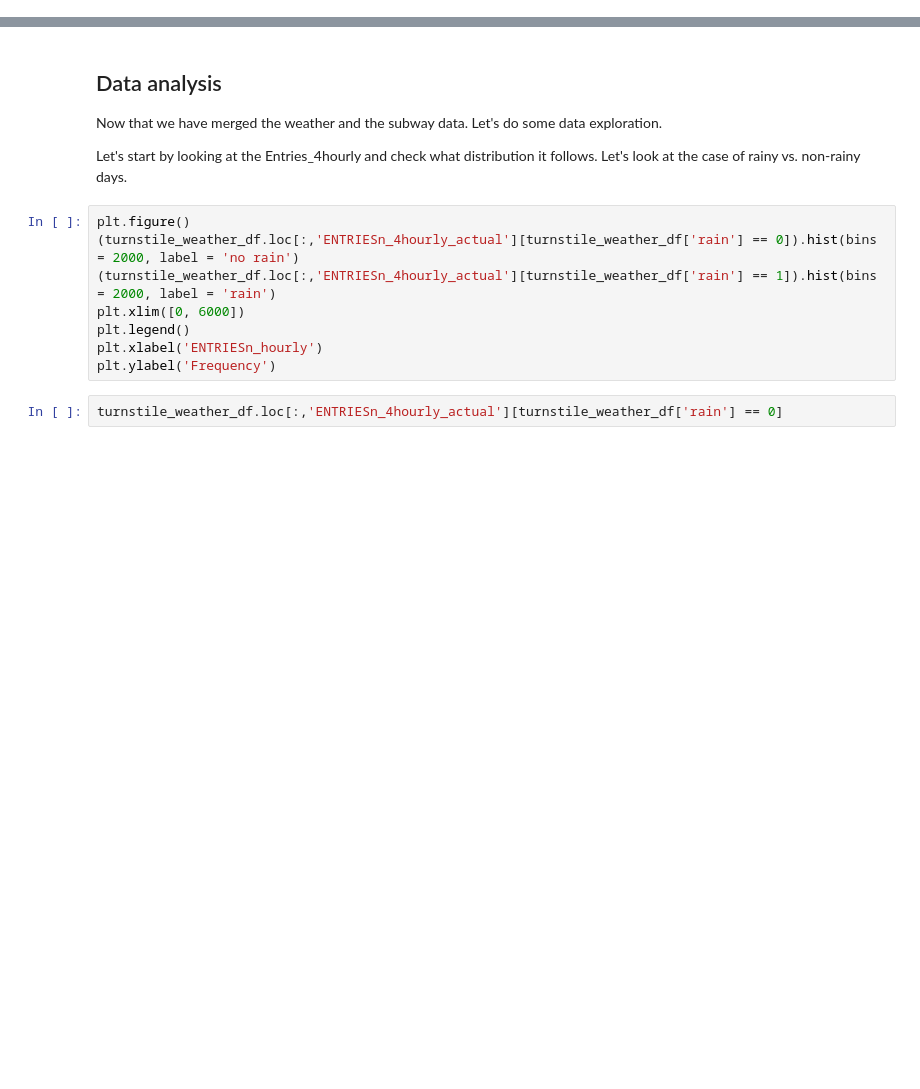
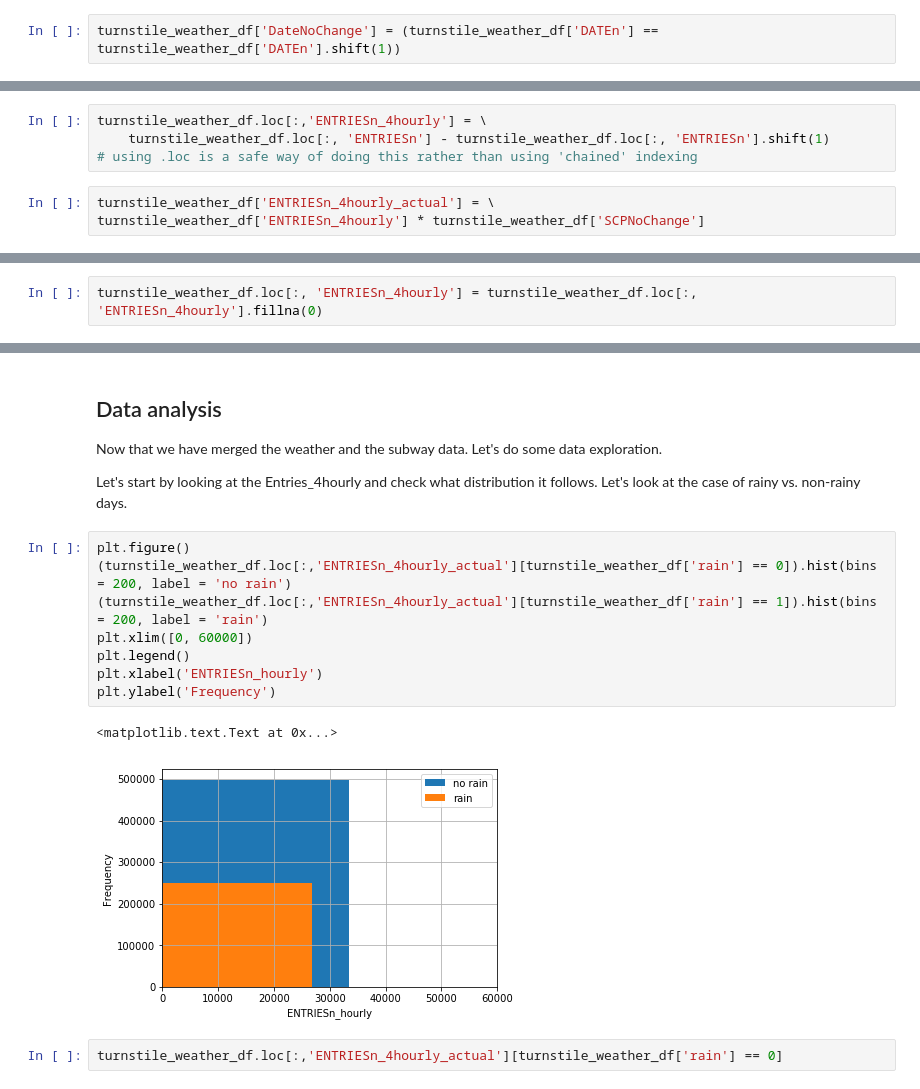
Before and after one commit to sushant2811/NYCsubwayData, a Jupyter notebook: NYCsubwayData.ipynb, the cells around one changed output, grey strips where cells are left out. Saved outputs shown, nothing was run; the diff lists cells and outputs as text; blank space fills up the shorter version.

```diff
--- a/NYCsubwayData.ipynb
+++ b/NYCsubwayData.ipynb
@@ -399,0 +340,2 @@ turnstile_df_reg.loc[:, 'ENTRIESn_4hourly'] = turnstile_df_reg.loc[:, 'ENTRIESn_
+# %%
+turnstile_weather_df['DateNoChange'] = (turnstile_weather_df['DATEn'] == turnstile_weather_df['DATEn'].shift(1))
@@ -399,0 +390,7 @@ turnstile_df_reg.loc[:, 'ENTRIESn_4hourly'] = turnstile_df_reg.loc[:, 'ENTRIESn_
+# %%
+turnstile_weather_df.loc[:,'ENTRIESn_4hourly'] = \
+    turnstile_weather_df.loc[:, 'ENTRIESn'] - turnstile_weather_df.loc[:, 'ENTRIESn'].shift(1)
+# using .loc is a safe way of doing this rather than using 'chained' indexing
+# %%
+turnstile_weather_df['ENTRIESn_4hourly_actual'] = \
+turnstile_weather_df['ENTRIESn_4hourly'] * turnstile_weather_df['SCPNoChange']
@@ -399,0 +411,2 @@ turnstile_df_reg.loc[:, 'ENTRIESn_4hourly'] = turnstile_df_reg.loc[:, 'ENTRIESn_
+# %%
+turnstile_weather_df.loc[:, 'ENTRIESn_4hourly'] = turnstile_weather_df.loc[:, 'ENTRIESn_4hourly'].fillna(0)
@@ -474,12 +501,15 @@ Now that we have merged the weather and the subway data.  Let's do some data exp
 Let's start by looking at the Entries_4hourly and check what distribution it follows. Let's look at the case of rainy vs. non-rainy days.
 # %%
 plt.figure()
-(turnstile_weather_df.loc[:,'ENTRIESn_4hourly_actual'][turnstile_weather_df['rain'] == 0]).hist(bins = 2000, label = 'no rain')
-(turnstile_weather_df.loc[:,'ENTRIESn_4hourly_actual'][turnstile_weather_df['rain'] == 1]).hist(bins = 2000, label = 'rain')
-plt.xlim([0, 6000])
+(turnstile_weather_df.loc[:,'ENTRIESn_4hourly_actual'][turnstile_weather_df['rain'] == 0]).hist(bins = 200, label = 'no rain')
+(turnstile_weather_df.loc[:,'ENTRIESn_4hourly_actual'][turnstile_weather_df['rain'] == 1]).hist(bins = 200, label = 'rain')
+plt.xlim([0, 60000])
 plt.legend()
 plt.xlabel('ENTRIESn_hourly')
 plt.ylabel('Frequency')
+# %% [output]
+<matplotlib.text.Text at 0x...>
+[figure, added]
 # %%
 turnstile_weather_df.loc[:,'ENTRIESn_4hourly_actual'][turnstile_weather_df['rain'] == 0]
 # %%
```
Also changed, not shown: parts of 92 cells of this notebook.
